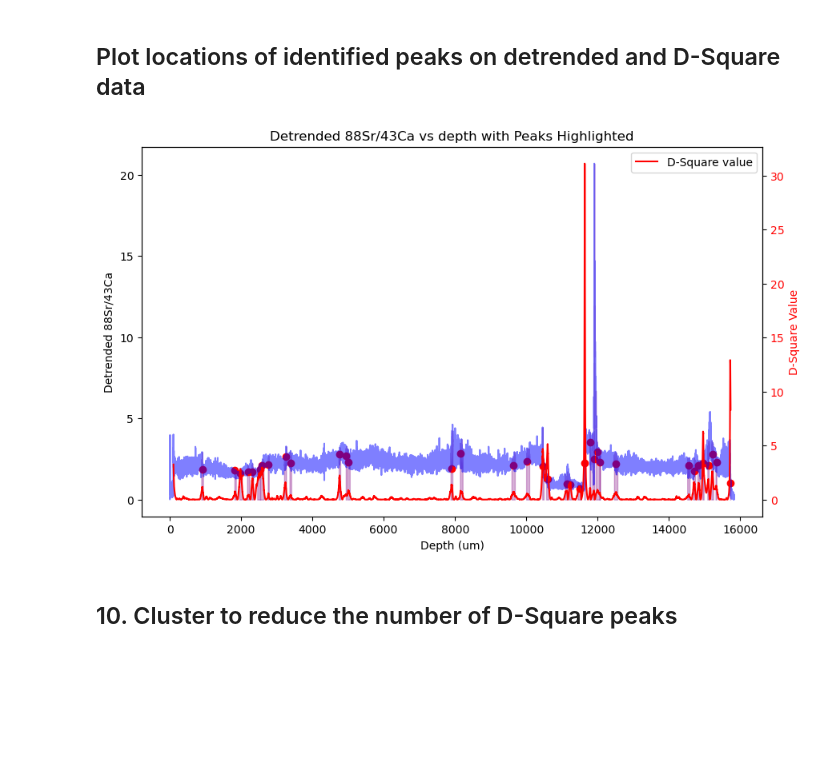
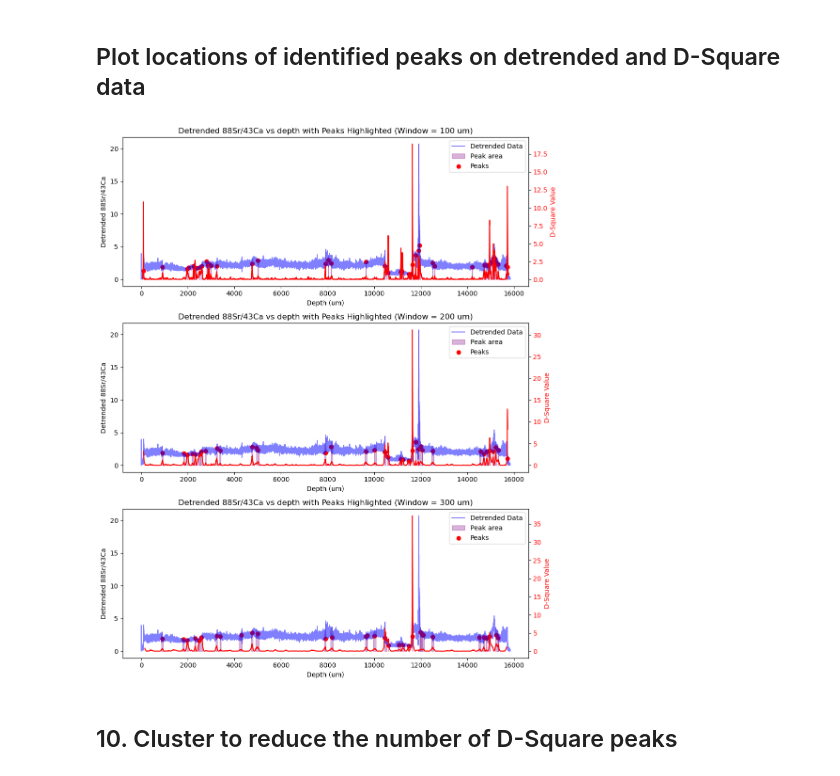
Before and after one commit to nielsjdewinter/Cleanalyze_python, a Jupyter notebook: Cleanalyze_G691_int.ipynb, the cells around one changed output. Drawn from its saved outputs; the diff is of its cells as text; code cells hidden in the pictures; blank space fills up the shorter version.

```diff
--- a/Cleanalyze_G691_int.ipynb
+++ b/Cleanalyze_G691_int.ipynb
@@ -460,30 +508,60 @@ Peak 36: Depth = 15717 - 15727 um with maximum at 15720 um, Proxy value = 1.03 m
 # %% [markdown]
 ## Plot locations of identified peaks on detrended and D-Square data
 # %%
-plt.figure(figsize = (10, 6))
+fig, (ax1, ax2, ax3) = plt.subplots(3, 1, figsize=(10, 12))
 
-plt.plot(ts3['depth'], ts2_clean['proxy_filtered'], label = 'Detrended Data', color = 'blue', alpha = 0.5)  # Plot the detrended data
+# Plot for window = 100
+ax1.plot(ts3['depth'], ts2_clean['proxy_filtered'], label='Detrended Data', color='blue', alpha=0.5)
+for i in range(len(pks3a_depth_100)):
+    ax1.fill_between(ts2['depth'], 0, ts2_clean['proxy_filtered'],
+                     where=(ts2['depth'] >= pks3a_depth_100_left.iloc[i]) & (ts2['depth'] <= pks3a_depth_100_right.iloc[i]),
+                     color='purple', alpha=0.3, label='Peak area' if i == 0 else "")
+ax1.scatter(pks3a_depth_100, pks3a_proxy_100, color='red', label='Peaks')
+ax1.set_xlabel('Depth (um)')
+ax1.set_ylabel('Detrended ' + proxy)
+ax1_twin = ax1.twinx()
+ax1_twin.plot(ts2['depth'], DSqa_100, label='D-Square value', color='red')
+ax1_twin.set_ylabel('D-Square Value', color='red')
+ax1_twin.tick_params(axis='y', labelcolor='red')
+ax1.set_title(f'Detrended {proxy} vs depth with Peaks Highlighted (Window = 100 um)')
+ax1.legend()
 
-# Shade the area under the Gaussian filter curve for the full width of the peaks
+# Plot for window = 200
+ax2.plot(ts3['depth'], ts2_clean['proxy_filtered'], label='Detrended Data', color='blue', alpha=0.5)
 for i in range(len(pks3a_depth)):
-    plt.fill_between(ts2['depth'], 0, ts2_clean['proxy_filtered'], where = (ts2['depth'] >= pks3a_depth_left.iloc[i]) & (ts2['depth'] <= pks3a_depth_right.iloc[i]), color = 'purple', alpha = 0.3, label = 'Peak area' if i == 0 else "")
+    ax2.fill_between(ts2['depth'], 0, ts2_clean['proxy_filtered'],
+                     where=(ts2['depth'] >= pks3a_depth_left.iloc[i]) & (ts2['depth'] <= pks3a_depth_right.iloc[i]),
+                     color='purple', alpha=0.3, label='Peak area' if i == 0 else "")
+ax2.scatter(pks3a_depth, pks3a_proxy, color='red', label='Peaks')
+ax2.set_xlabel('Depth (um)')
+ax2.set_ylabel('Detrended ' + proxy)
+ax2_twin = ax2.twinx()
+ax2_twin.plot(ts2['depth'], DSqa, label='D-Square value', color='red')
+ax2_twin.set_ylabel('D-Square Value', color='red')
+ax2_twin.tick_params(axis='y', labelcolor='red')
+ax2.set_title(f'Detrended {proxy} vs depth with Peaks Highlighted (Window = 200 um)')
+ax2.legend()
 
-# Plot the peaks
-plt.scatter(pks3a_depth, pks3a_proxy, color = 'red', label = 'Peaks')
+# Plot for window = 300
+ax3.plot(ts3['depth'], ts2_clean['proxy_filtered'], label='Detrended Data', color='blue', alpha=0.5)
+for i in range(len(pks3a_depth_300)):
+    ax3.fill_between(ts2['depth'], 0, ts2_clean['proxy_filtered'],
+                     where=(ts2['depth'] >= pks3a_depth_300_left.iloc[i]) & (ts2['depth'] <= pks3a_depth_300_right.iloc[i]),
+                     color='purple', alpha=0.3, label='Peak area' if i == 0 else "")
+ax3.scatter(pks3a_depth_300, pks3a_proxy_300, color='red', label='Peaks')
+ax3.set_xlabel('Depth (um)')
+ax3.set_ylabel('Detrended ' + proxy)
+ax3_twin = ax3.twinx()
+ax3_twin.plot(ts2['depth'], DSqa_300, label='D-Square value', color='red')
+ax3_twin.set_ylabel('D-Square Value', color='red')
+ax3_twin.tick_params(axis='y', labelcolor='red')
+ax3.set_title(f'Detrended {proxy} vs depth with Peaks Highlighted (Window = 300 um)')
+ax3.legend()
 
-plt.xlabel('Depth (um)')
-plt.ylabel('Detrended ' + proxy)
-
-ax2 = plt.gca().twinx()  # Create a twin y-axis sharing the same x-axis
-ax2.plot(ts2['depth'], DSqa, label = 'D-Square value', color = 'red')  # Plot the D-Square values
-ax2.set_ylabel('D-Square Value', color = 'red')  # Set the label for the right y-axis
-ax2.tick_params(axis = 'y', labelcolor = 'red')  # Set the tick parameters for the right y-axis
-
-plt.title(f'Detrended {proxy} vs depth with Peaks Highlighted')
-plt.legend()
+plt.tight_layout()
 plt.show()
 # %% [output]
-[figure, old version]
+[figure, new version]
 # %% [markdown]
 ## 10. Cluster to reduce the number of D-Square peaks
 # %%
```
Also changed, not shown: parts of 5 cells of this notebook, 13 other files.
